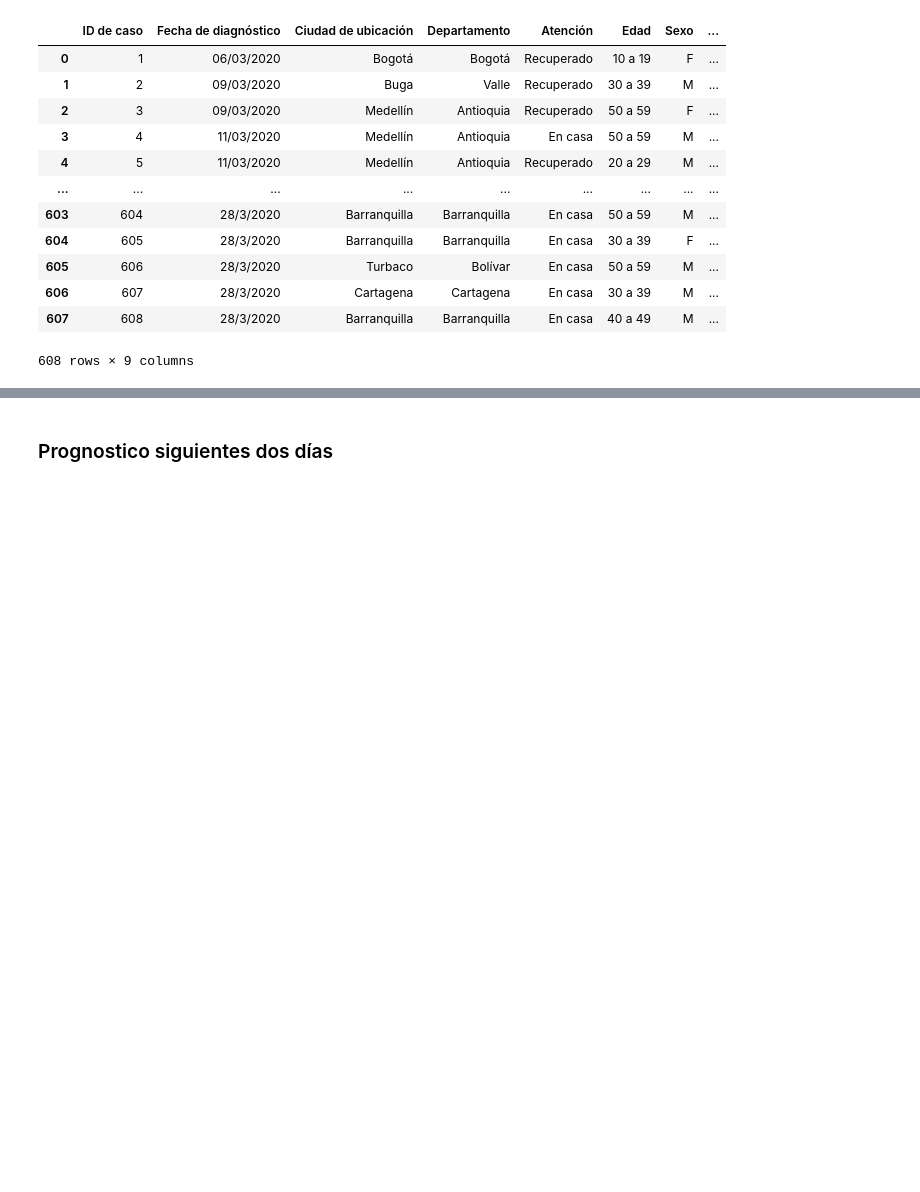
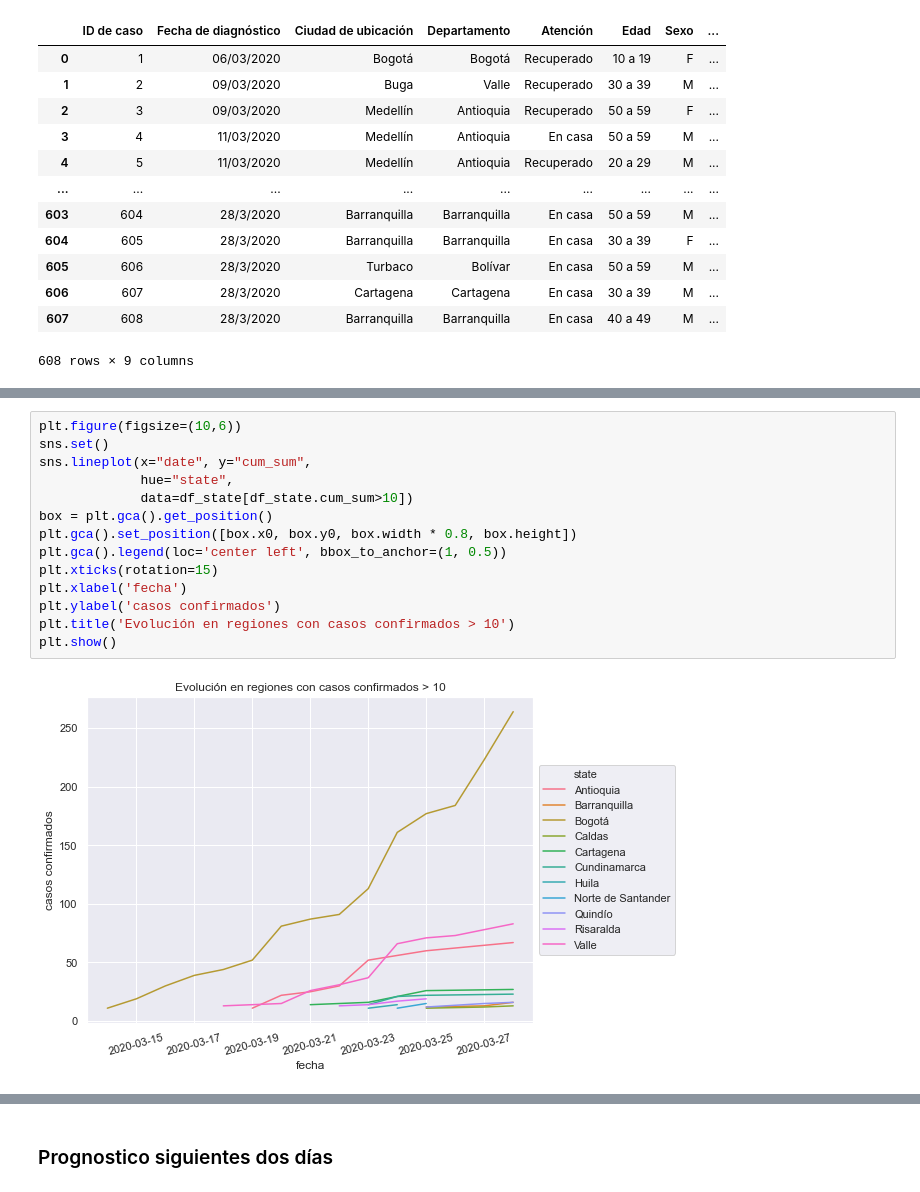
Before and after one commit to cesarliz10/covid_colombia, a Jupyter notebook: Analisis casos identificados covid-19 Colombia.ipynb, the cells around one changed output, grey strips where cells are left out. Cells and saved outputs as stored; diff of their text form; blank space fills up the shorter version.

```diff
--- a/Analisis casos identificados covid-19 Colombia.ipynb
+++ b/Analisis casos identificados covid-19 Colombia.ipynb
@@ -43,0 +74,16 @@ df['date'] = pd.to_datetime(df['date'],dayfirst=True)
+# %%
+plt.figure(figsize=(10,6))
+sns.set()
+sns.lineplot(x="date", y="cum_sum",
+             hue="state",
+             data=df_state[df_state.cum_sum>10])
+box = plt.gca().get_position()
+plt.gca().set_position([box.x0, box.y0, box.width * 0.8, box.height])
+plt.gca().legend(loc='center left', bbox_to_anchor=(1, 0.5))
+plt.xticks(rotation=15)
+plt.xlabel('fecha')
+plt.ylabel('casos confirmados')
+plt.title('Evolución en regiones con casos confirmados > 10')
+plt.show()
+# %% [output]
+[figure, added]
```
Also changed, not shown: parts of 11 cells of this notebook, 1 other file.
